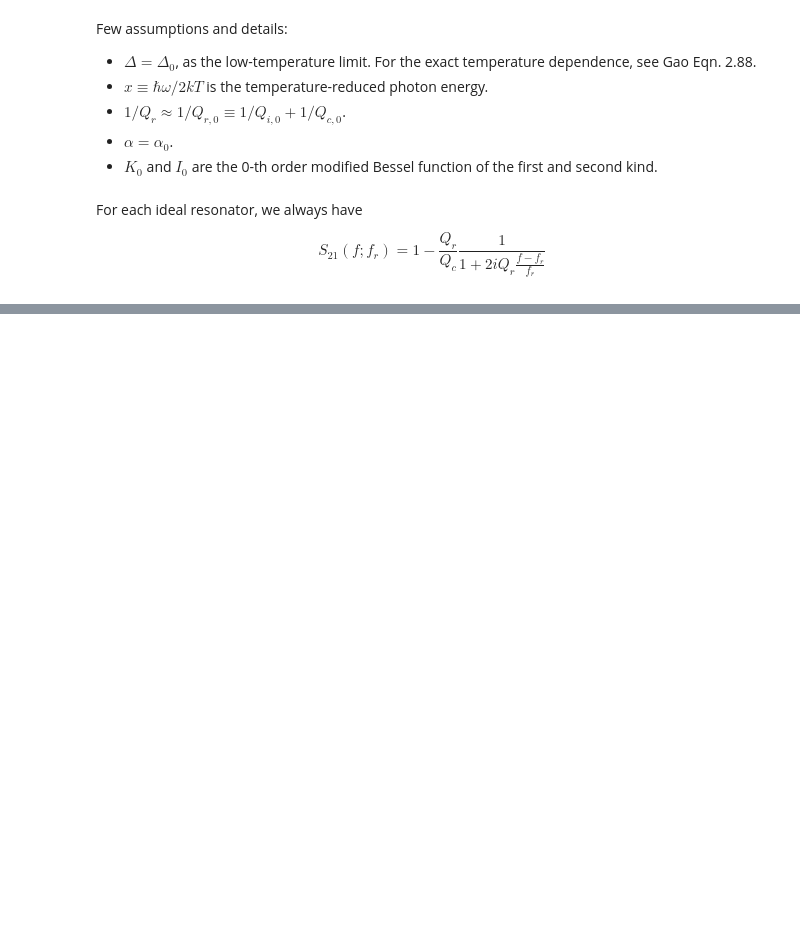
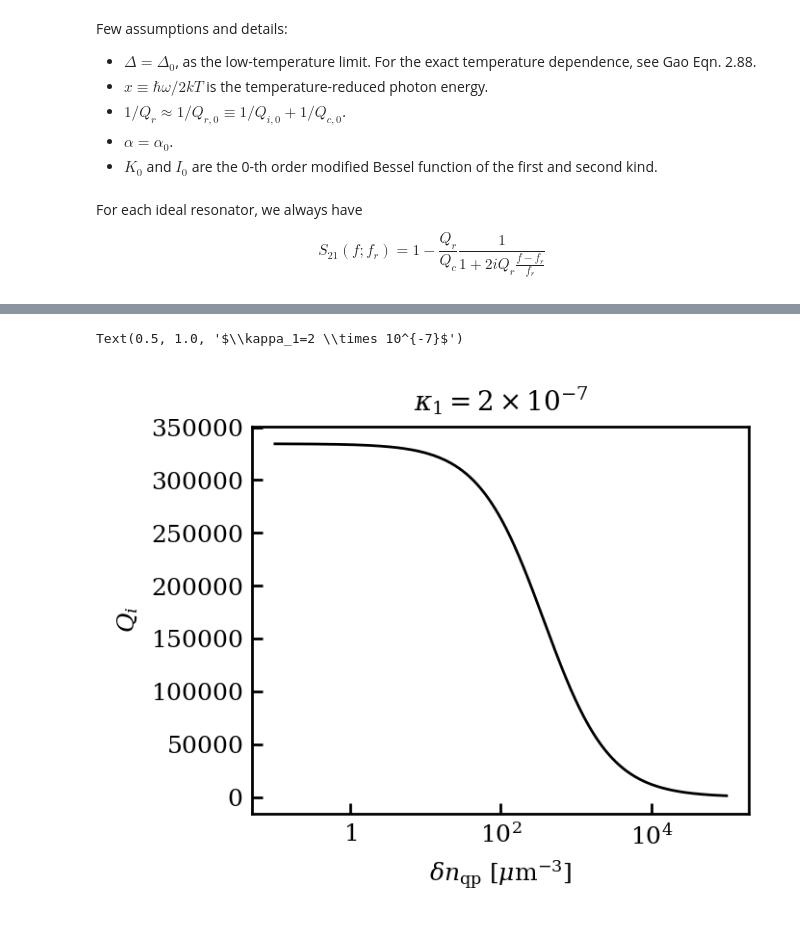
Before and after one commit to FaroutYLq/axioph, a Jupyter notebook: KID/cr_in_kid.ipynb, the cells around one changed output, grey strips where cells are left out. Drawn from its saved outputs; the diff is of its cells as text; code cells hidden in the pictures; blank space fills up the shorter version.

```diff
--- a/KID/cr_in_kid.ipynb
+++ b/KID/cr_in_kid.ipynb
@@ -304,0 +683,11 @@ def sigma_0_eV(Delta_eV, f_Hz, sigma_n):
+# %%
+dnqps = np.logspace(-1, 5, 1000)
+qis = Qi_linear(delta_n_qp=dnqps)
+plt.plot(dnqps, qis)
+plt.xscale('log')
+plt.ylabel(r"$Q_i$")
+plt.xlabel(r"$\delta n_{\mathrm{qp}} ~[\mu \mathrm{m}^{-3}]$")
+plt.title(r"$\kappa_1=2 \times 10^{-7}$")
+# %% [output]
+Text(0.5, 1.0, '$\\kappa_1=2 \\times 10^{-7}$')
+[figure, added]
```
Also changed, not shown: parts of 33 cells of this notebook.
